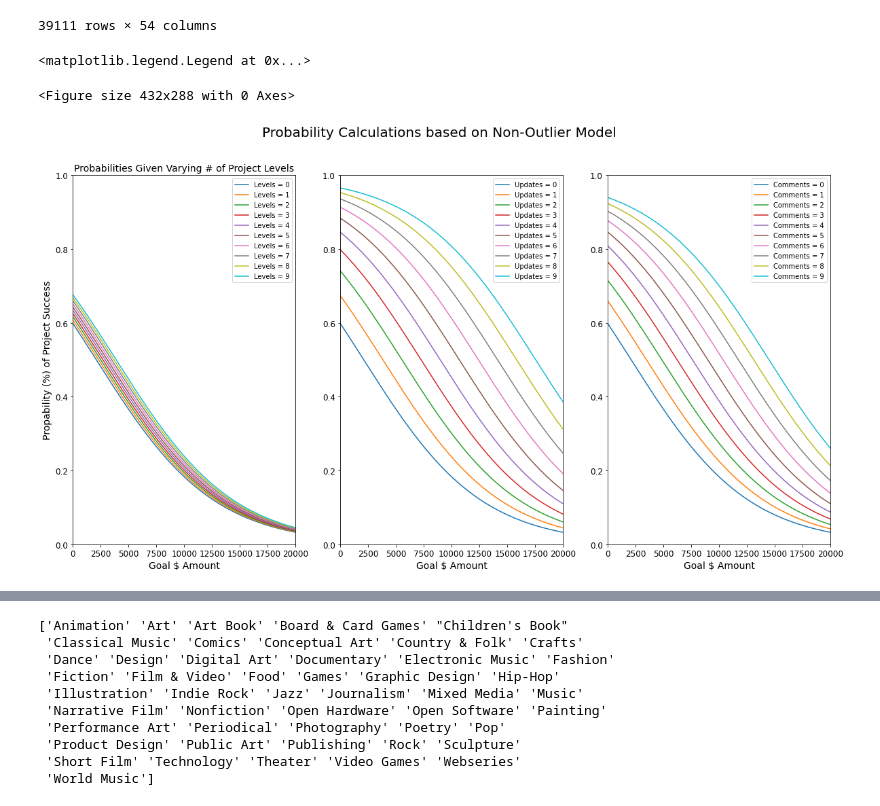
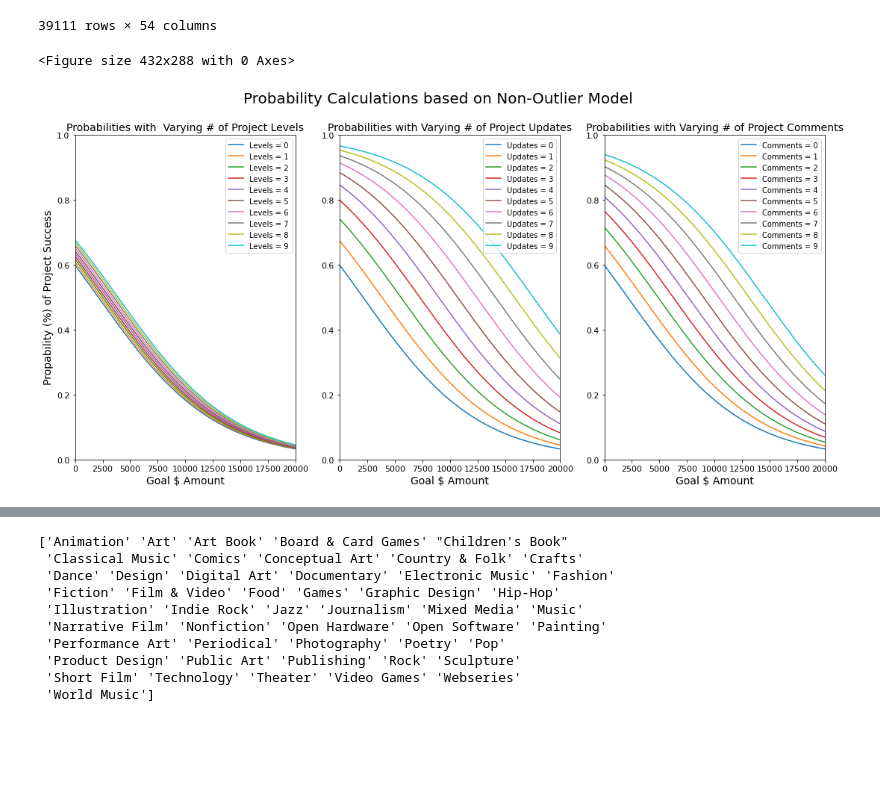
Before and after one commit to nico-medellin/kickstarter-regression, a Jupyter notebook: Kickstarter_Logistic_Regression_Model_Updated.ipynb, the cells around one changed output, grey strips where cells are left out. Saved outputs shown, nothing was run; the diff lists cells and outputs as text; code cells hidden in the pictures; blank space fills up the shorter version.

Commit message:
updated visuals

```diff
--- a/Kickstarter_Logistic_Regression_Model_Updated.ipynb
+++ b/Kickstarter_Logistic_Regression_Model_Updated.ipynb
@@ -1514,26 +1514,31 @@ lta = 10 #cta = levels test ammount
 uta = 10 #uta = update test ammount
 cta = 10 #cta = comment test ammount
 
-fig = plt.figure(figsize=(20, 10))
+x_labels = [5000,10000,15000,20000]
+
+fig = plt.figure(figsize=(18, 8))
 fig.suptitle('Probability Calculations based on Non-Outlier Model', fontsize=20)
+
 
 
 ax1 = fig.add_subplot(1,3,1)
 ax1.set(xlim=[0,gta],ylim=[0,1.0])
 ax1.set_xlabel('Goal $ Amount',fontsize=14)
 ax1.set_ylabel('Propability (%) of Project Success',fontsize=14)
-ax1.set_title("Probabilities Given Varying # of Project Levels", fontsize= 14)
+ax1.set_title("Probabilities with  Varying # of Project Levels", fontsize= 14)
 
 
 
 ax2 = fig.add_subplot(1,3,2)
 ax2.set(xlim=[0,gta],ylim=[0,1.0])
 ax2.set_xlabel('Goal $ Amount',fontsize=14)
+ax2.set_title("Probabilities with Varying # of Project Updates", fontsize= 14)
 
 
 ax3 = fig.add_subplot(1,3,3)
 ax3.set(xlim=[0,gta],ylim=[0,1.0])
 ax3.set_xlabel('Goal $ Amount',fontsize=14)
+ax3.set_title("Probabilities with Varying # of Project Comments", fontsize= 14)
 
 
 
@@ -1551,43 +1556,45 @@ for levels in range(lta):
     ax1.plot(x_values, y, label = 'Levels =' + " " + str(i))
     i += 1
 
-ax1.tick_params(axis='both', which='major', labelsize=12)
+
+ax1.tick_params(axis='both', which='major', labelsize=11)
 
 # #as we can see, we see an extreme drop off once we get a threshold value
 i = 0;
 for updates in range(uta):
     for x in range(gta):
         test_case = NoBackers_TestCaseGen(x,0,updates,0,0,'sc_Art')
         predicted_success[x] = no_outlier_logreg.predict_proba(test_case.reshape(1,-1))[0][1]
     y = predicted_success
     ax2.plot(x_values, y, label = 'Updates =' + " " + str(i))
     i += 1
-ax2.tick_params(axis='both', which='major', labelsize=12)
+ax2.tick_params(axis='both', which='major', labelsize=11)
 
 
 i = 0;
 for comments in range(cta):
     for x in range(gta):
         test_case = NoBackers_TestCaseGen(x,0,0,comments,0,'sc_Art')
         predicted_success[x] = no_outlier_logreg.predict_proba(test_case.reshape(1,-1))[0][1]
     y = predicted_success
     ax3.plot(x_values, y,label = 'Comments =' + " " + str(i))
     i += 1
 
-ax3.tick_params(axis='both', which='major', labelsize=12)
+ax3.tick_params(axis='both', which='major', labelsize=11)
 
 ax1.legend(loc = 'best')
 ax2.legend(loc = 'best')
 ax3.legend(loc = 'best')
 
 # plt.xticks(fontsize=12)
 # plt.yticks(fontsize=12)
 
 # fig.tight_layout()
+
+plt.savefig('C:/Users/ivann/OneDrive/Pictures/' + 'probabilitycalculations.png',bbox_inches='tight')
 # %% [output]
-<matplotlib.legend.Legend at 0x...>
+<Figure size 432x288 with 0 Axes>
-<Figure size 432x288 with 0 Axes>
-[figure, old version]
+[figure, new version]
 # %%
 test_case= NoBackers_TestCaseGen(1,0,0,0,0,'sc_Art')
 # print(no_outlier_logreg.predict_proba(test_case.reshape(1,-1))[0][1])
```
